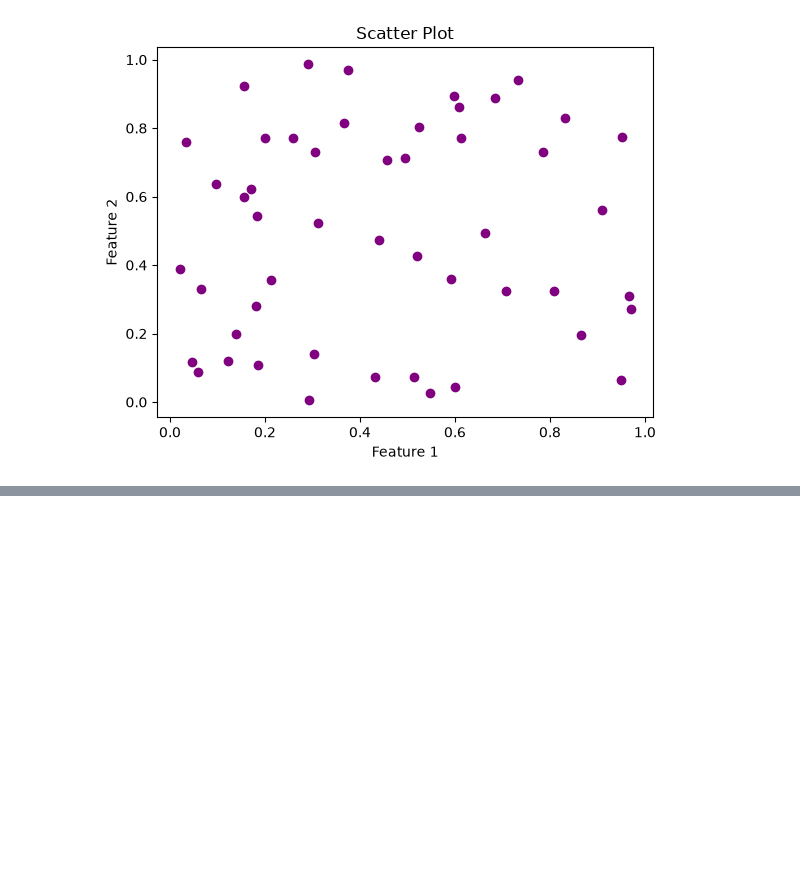
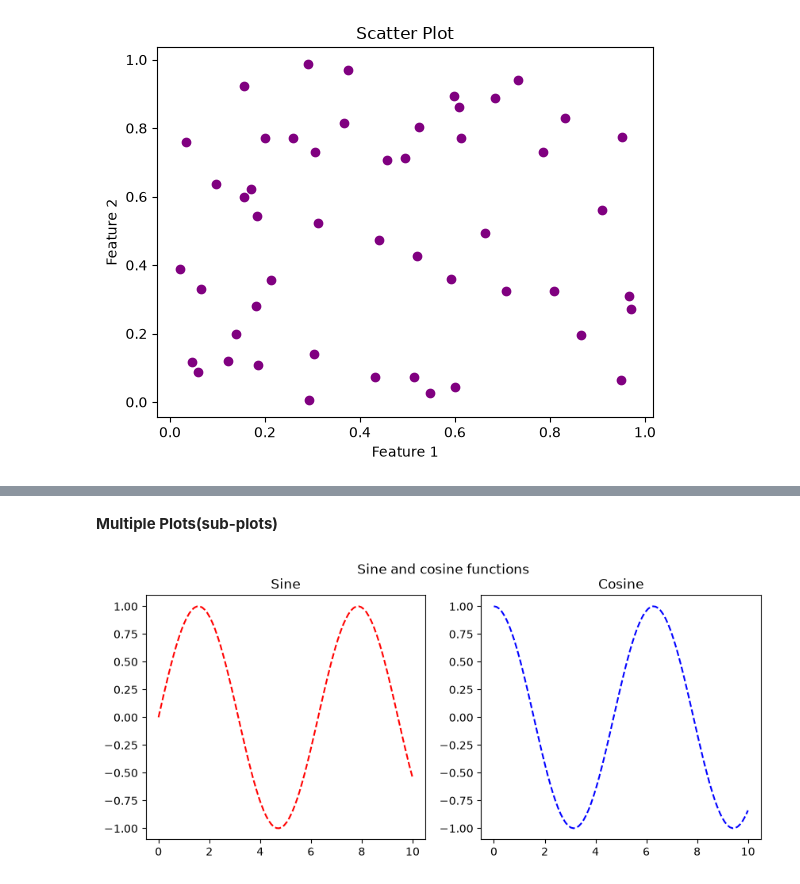
Before and after one commit to bibekpandey0521/Pandas, a Jupyter notebook: _matplotlib_basics.ipynb, the cells around one changed output, grey strips where cells are left out. Saved outputs shown, nothing was run; the diff lists cells and outputs as text; code cells hidden in the pictures; blank space fills up the shorter version.

```diff
--- a/_matplotlib_basics.ipynb
+++ b/_matplotlib_basics.ipynb
@@ -130,0 +153,19 @@ Text(0, 0.5, 'Feature 2')
+# %% [markdown]
+**Multiple Plots(sub-plots)**
+# %%
+x = np.linspace(0,10,100)
+
+plt.figure(figsize=(10,4))
+
+plt.subplot(1,2,1)
+plt.plot(x,np.sin(x),"r--")
+plt.title("Sine")
+
+plt.subplot(1,2,2)
+plt.plot(x,np.cos(x),"b--")
+plt.title("Cosine")
+
+plt.suptitle("Sine and cosine functions")
+plt.show()
+# %% [output]
+[figure, added]
```
Also changed, not shown: parts of 5 cells of this notebook.
